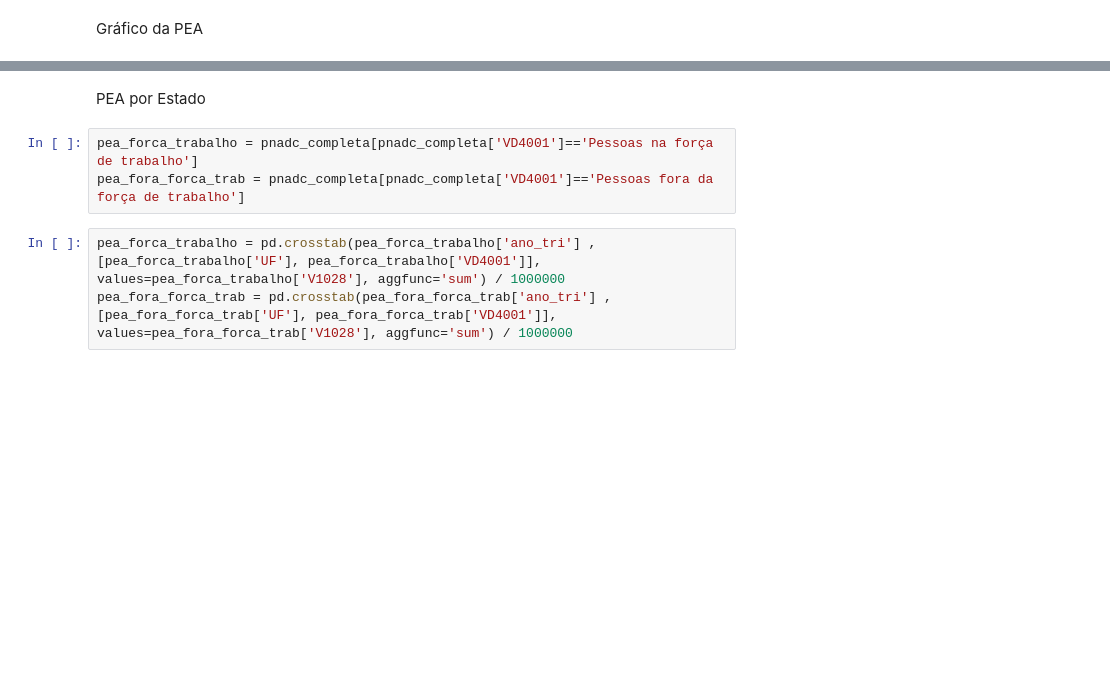
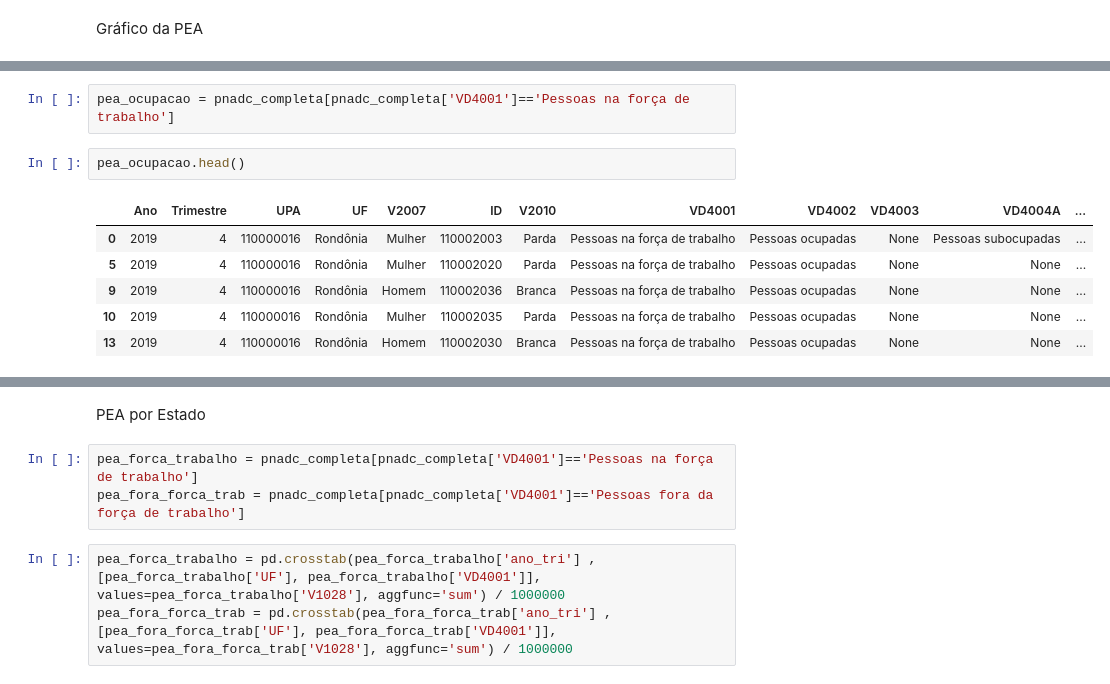
Before and after one commit to msbrasil/Mercado-de-Trabalho-Remoto, a Jupyter notebook: PEA.ipynb, the cells around one changed output, grey strips where cells are left out. Cells and saved outputs as stored; diff of their text form; blank space fills up the shorter version.

```diff
--- a/PEA.ipynb
+++ b/PEA.ipynb
@@ -195,0 +214,11 @@ plt.show()
+# %%
+pea_ocupacao = pnadc_completa[pnadc_completa['VD4001']=='Pessoas na força de trabalho']
+# %%
+pea_ocupacao.head()
+# %% [output]
+|  | Ano | Trimestre | UPA | UF | V2007 | ID | V2010 | VD4001 | VD4002 | VD4003 | VD4004A | ... |
+| 0 | 2019 | 4 | 110000016 | Rondônia | Mulher | 110002003 | Parda | Pessoas na força de trabalho | Pessoas ocupadas | None | Pessoas subocupadas | ... |
+| 5 | 2019 | 4 | 110000016 | Rondônia | Mulher | 110002020 | Parda | Pessoas na força de trabalho | Pessoas ocupadas | None | None | ... |
+| 9 | 2019 | 4 | 110000016 | Rondônia | Homem | 110002036 | Branca | Pessoas na força de trabalho | Pessoas ocupadas | None | None | ... |
+| 10 | 2019 | 4 | 110000016 | Rondônia | Mulher | 110002035 | Parda | Pessoas na força de trabalho | Pessoas ocupadas | None | None | ... |
+| 13 | 2019 | 4 | 110000016 | Rondônia | Homem | 110002030 | Branca | Pessoas na força de trabalho | Pessoas ocupadas | None | None | ... |
```
Also changed, not shown: parts of 10 cells of this notebook, 2 other files.
